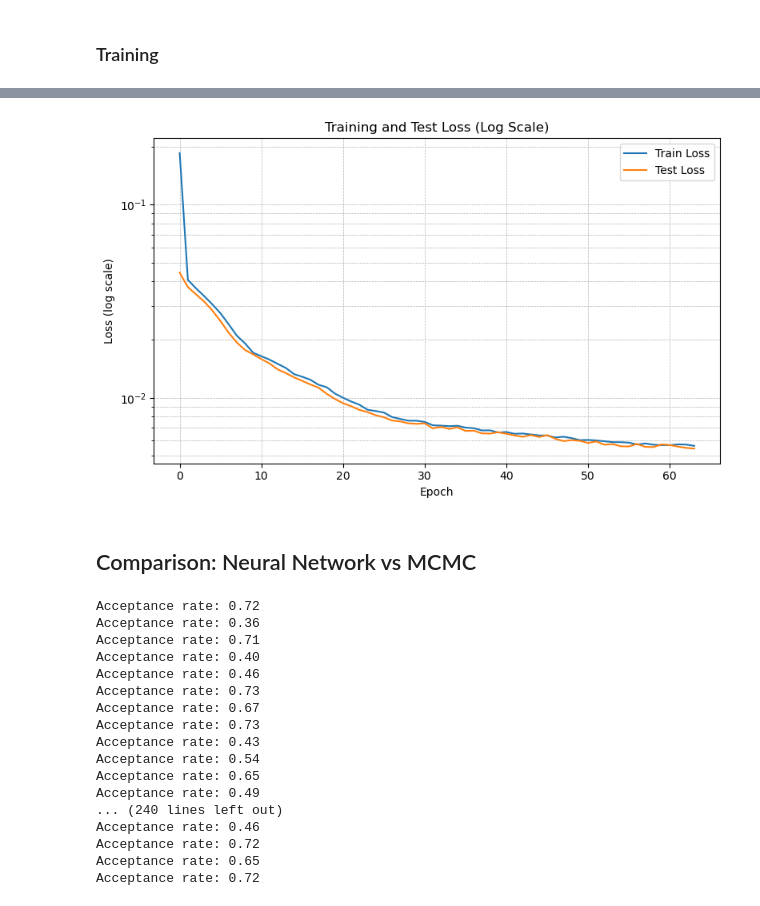
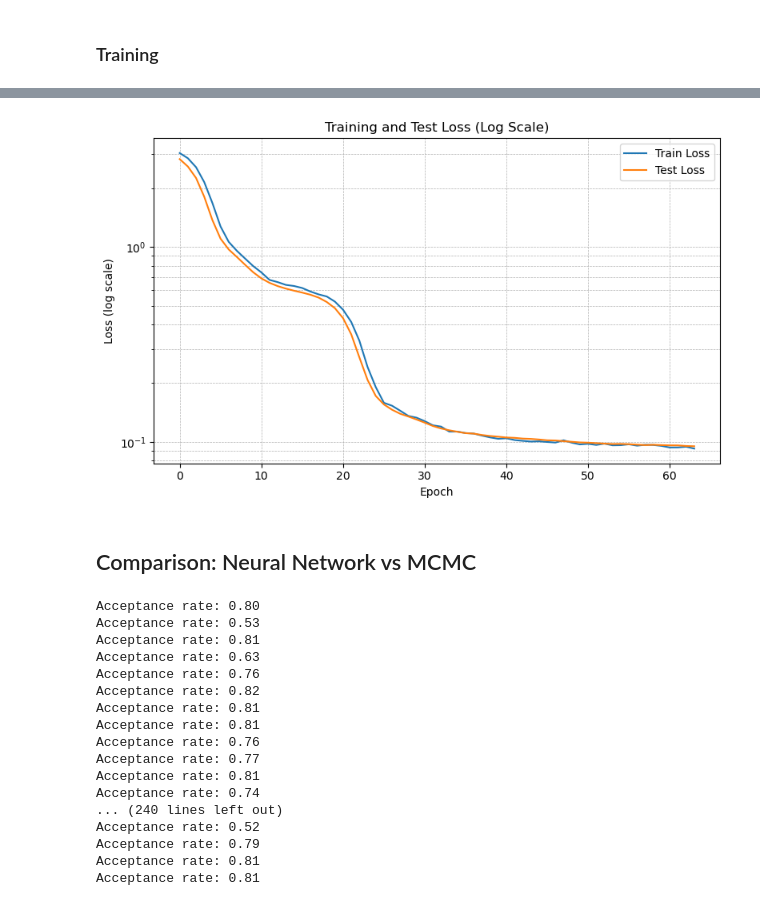
Before and after one commit to kaimarnsmorris/honours_project, a Jupyter notebook: working_2.ipynb, the cells around one changed output, grey strips where cells are left out. Drawn from its saved outputs; the diff is of its cells as text; code cells hidden in the pictures.

```diff
--- a/working_2.ipynb
+++ b/working_2.ipynb
@@ -28,9 +28,9 @@ from scipy import stats
 sigma0 = 1
 mu0 = 0
 
-A = 1
+A = 5
 k = 1000 # number of datasets
-n = 10 # samples per dataset
+n = 64 # samples per dataset
 
 np.random.seed(0)
 
@@ -265,7 +273,7 @@ n_epochs = 64
 n_batches_per_epoch = 128
 training_batch_size = 128
 
-optimizer = torch.optim.Adam(neural_estimator.parameters(), lr=0.0001)
+optimizer = torch.optim.Adam(neural_estimator.parameters(), lr=0.00001)
 
 train_losses = []
 test_losses = []
@@ -318,4 +326,4 @@ Epoch 64/64, Train Loss: 0.0056, Test Loss: 0.0055
-[figure, old version]
+[figure, new version]
 # %% [markdown]
 ## Comparison: Neural Network vs MCMC
 # %%
@@ -332,29 +340,29 @@ for i in range(x_compare.shape[0]):
     xs = x_compare[i].numpy()
     x_bar_i = np.mean(xs)
     S_i = np.sum((xs - x_bar_i)**2)
-    samples = metropolis_hastings(S_i, n, x_bar_i, n_samples=2000, tau_mu=0.05, tau_theta=0.05, burn_in=500)
+    samples = metropolis_hastings(S_i, n, x_bar_i, n_samples=200000, tau_mu=0.05, tau_theta=0.05, burn_in=500)
     theta_mcmc[i, 0] = np.mean(samples[:, 0])  # mu
     theta_mcmc[i, 1] = np.mean(samples[:, 1])  # sigma
 
 theta_true = theta_compare.numpy()
 # %% [output]
-Acceptance rate: 0.72
-Acceptance rate: 0.36
-Acceptance rate: 0.71
-Acceptance rate: 0.40
-Acceptance rate: 0.46
-Acceptance rate: 0.73
-Acceptance rate: 0.67
-Acceptance rate: 0.73
-Acceptance rate: 0.43
-Acceptance rate: 0.54
-Acceptance rate: 0.65
-Acceptance rate: 0.49
+Acceptance rate: 0.80
+Acceptance rate: 0.53
+Acceptance rate: 0.81
+Acceptance rate: 0.63
+Acceptance rate: 0.76
+Acceptance rate: 0.82
+Acceptance rate: 0.81
+Acceptance rate: 0.81
+Acceptance rate: 0.76
+Acceptance rate: 0.77
+Acceptance rate: 0.81
+Acceptance rate: 0.74
 ... (240 lines left out)
-Acceptance rate: 0.46
-Acceptance rate: 0.72
-Acceptance rate: 0.65
-Acceptance rate: 0.72
+Acceptance rate: 0.52
+Acceptance rate: 0.79
+Acceptance rate: 0.81
+Acceptance rate: 0.81
 # %%
 fig, axes = plt.subplots(2, 3, figsize=(15, 10))
 
```
Also changed, not shown: parts of 9 cells of this notebook, 6 other files.
